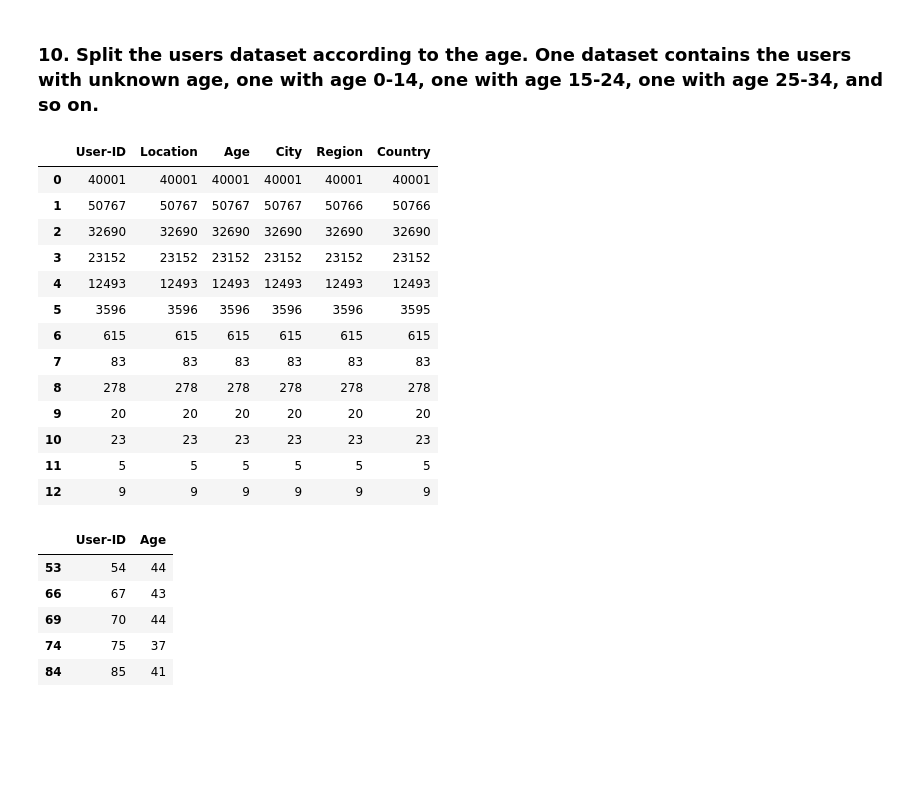
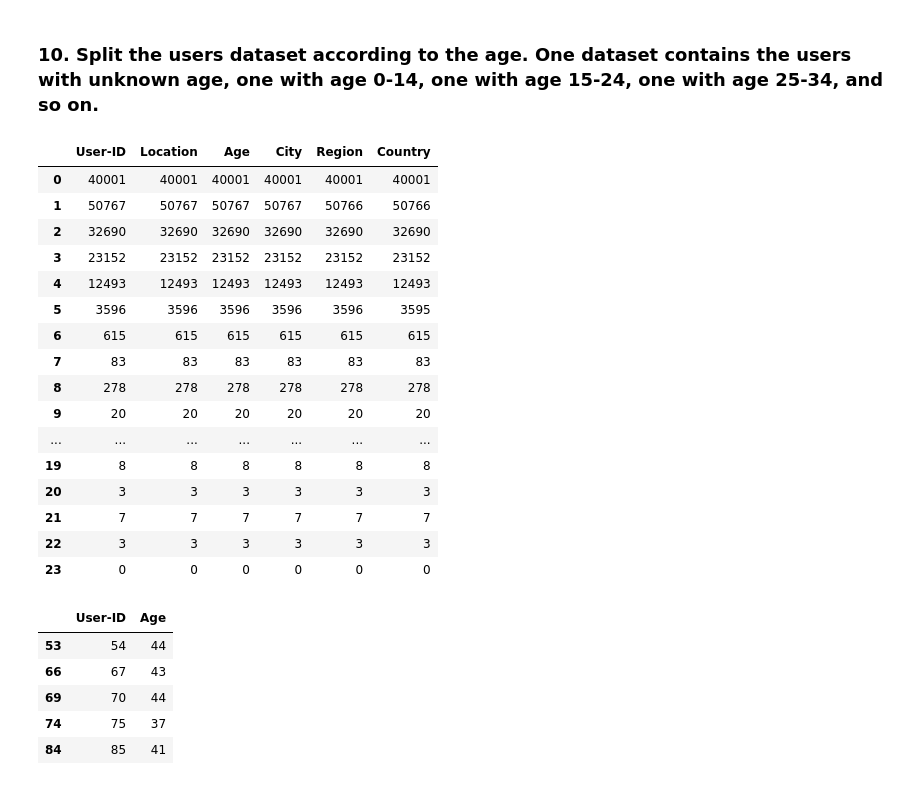
Before and after one commit to gianscuri/Computer_Science_Project_Pandas, a Jupyter notebook: progetto-2021.ipynb, the cells around one changed output. Cells and saved outputs as stored; diff of their text form; code cells hidden in the pictures; blank space fills up the shorter version.

```diff
--- a/progetto-2021.ipynb
+++ b/progetto-2021.ipynb
@@ -316,20 +354,23 @@ books_goodbooks[['ISBN', 'Book-Title', 'Book_Average_Rating', 'Goodbook_Average_
 # %% [markdown]
 ### 10. Split the users dataset according to the age. One dataset contains the users with unknown age, one with age 0-14, one with age 15-24, one with age 25-34, and so on.
 # %%
-users.groupby(pd.cut(users['Age'], np.arange(14, 150, 10)), as_index=False).count()
+users.groupby(pd.cut(users['Age'], np.arange(14, 260, 10)), as_index=False).count()
 # %% [output]
 |  | User-ID | Location | Age | City | Region | Country |
 | 0 | 40001 | 40001 | 40001 | 40001 | 40001 | 40001 |
 | 1 | 50767 | 50767 | 50767 | 50767 | 50766 | 50766 |
 | 2 | 32690 | 32690 | 32690 | 32690 | 32690 | 32690 |
 | 3 | 23152 | 23152 | 23152 | 23152 | 23152 | 23152 |
 | 4 | 12493 | 12493 | 12493 | 12493 | 12493 | 12493 |
 | 5 | 3596 | 3596 | 3596 | 3596 | 3596 | 3595 |
 | 6 | 615 | 615 | 615 | 615 | 615 | 615 |
 | 7 | 83 | 83 | 83 | 83 | 83 | 83 |
 | 8 | 278 | 278 | 278 | 278 | 278 | 278 |
 | 9 | 20 | 20 | 20 | 20 | 20 | 20 |
-| 10 | 23 | 23 | 23 | 23 | 23 | 23 |
-| 11 | 5 | 5 | 5 | 5 | 5 | 5 |
-| 12 | 9 | 9 | 9 | 9 | 9 | 9 |
+| ... | ... | ... | ... | ... | ... | ... |
+| 19 | 8 | 8 | 8 | 8 | 8 | 8 |
+| 20 | 3 | 3 | 3 | 3 | 3 | 3 |
+| 21 | 7 | 7 | 7 | 7 | 7 | 7 |
+| 22 | 3 | 3 | 3 | 3 | 3 | 3 |
+| 23 | 0 | 0 | 0 | 0 | 0 | 0 |
 # %%
```
Also changed, not shown: parts of 14 cells of this notebook, 1 other file.
